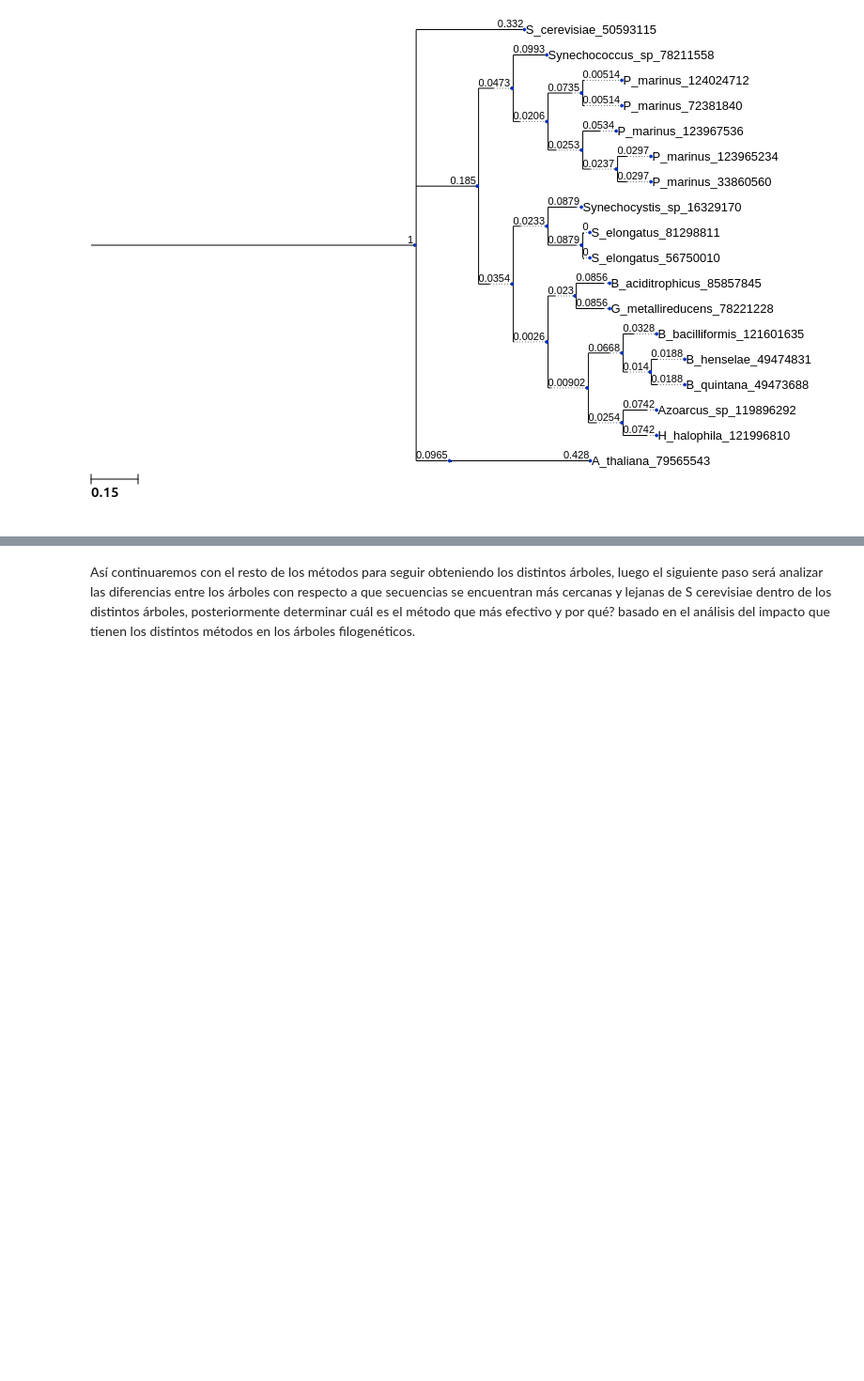
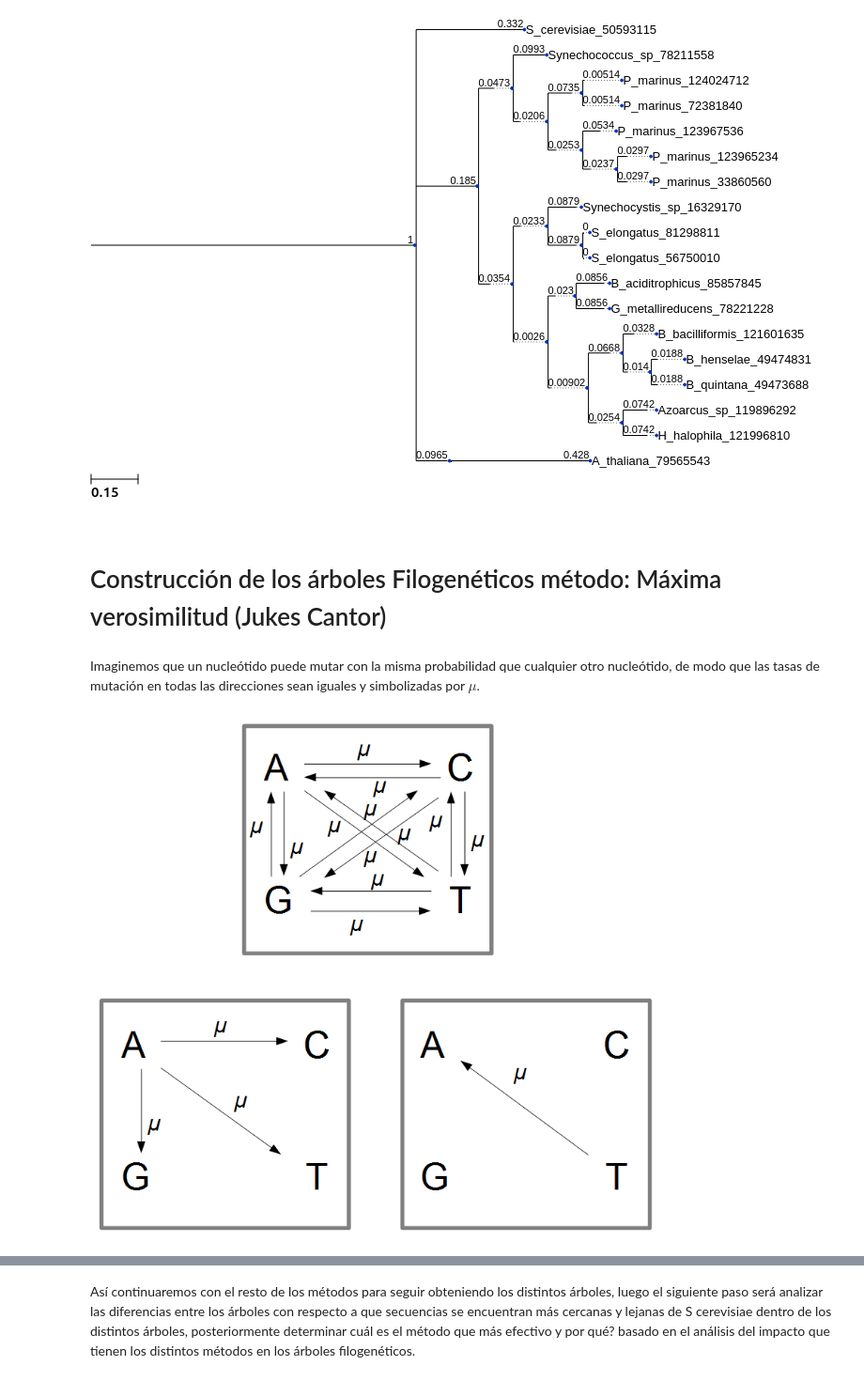
Before and after one commit to csampez/phylogenetics, a Jupyter notebook: paper/notebooks/Análisis Filogenético.ipynb, the cells around one changed output, grey strips where cells are left out. Shown at 94% size. Saved outputs shown, nothing was run; the diff lists cells and outputs as text; code cells hidden in the pictures; blank space fills up the shorter version.

```diff
--- a/paper/notebooks/Análisis Filogenético.ipynb
+++ b/paper/notebooks/Análisis Filogenético.ipynb
@@ -341,3 +341,11 @@ ts.show_branch_length = True
 ete3.TreeNode.from_skbio(rooted_tree).render("%%inline", tree_style=ts)
 # %% [output]
 [figure]
+# %% [markdown]
+# Construcción de los árboles Filogenéticos método: Máxima verosimilitud (Jukes Cantor)
+# %% [markdown]
+Imaginemos que un nucleótido puede mutar con la misma probabilidad que cualquier otro nucleótido, de modo que las tasas de mutación en todas las direcciones sean iguales y simbolizadas por $\mu$.
+# %%
+Image("/home/abraham/Descargas/jukes-cantor.png")
+# %% [output]
+[figure, added]
```
Also changed, not shown: parts of 10 cells of this notebook, 2 other files.
